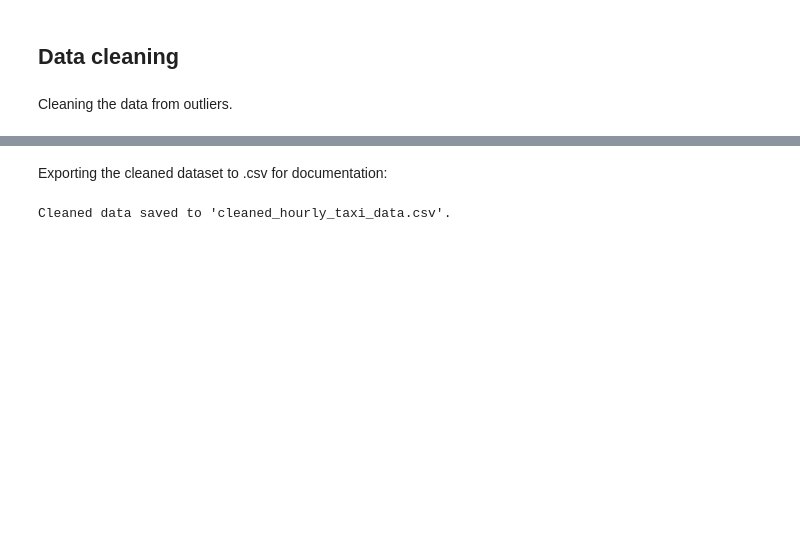
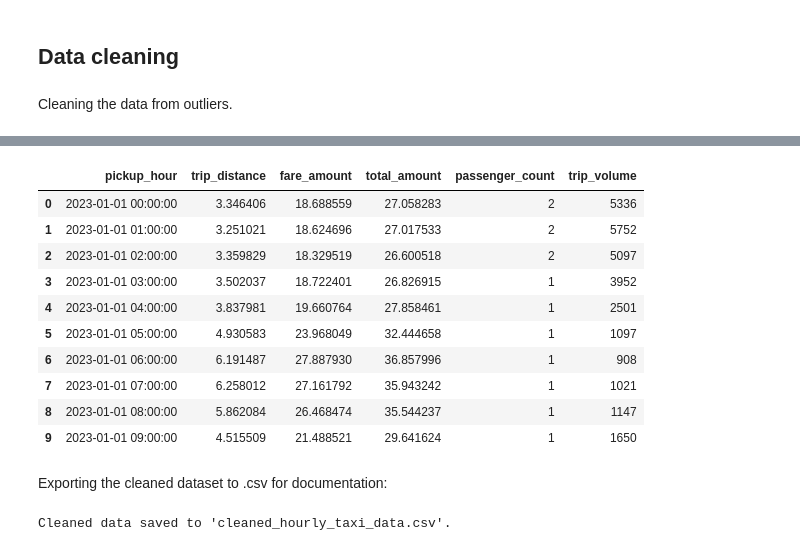
Before and after one commit to EMarc2023/Forecasting_with_GBM, a Jupyter notebook: Forecasting-NYC-yellow-taxi.ipynb, the cells around one changed output, grey strips where cells are left out. Cells and saved outputs as stored; diff of their text form; code cells hidden in the pictures; blank space fills up the shorter version.

```diff
--- a/Forecasting-NYC-yellow-taxi.ipynb
+++ b/Forecasting-NYC-yellow-taxi.ipynb
@@ -284,3 +300,17 @@ std     74496.112931         0.234298   2640.802330
+# %%
+cleaned_hourly_taxi_data_df.head(10)
+# %% [output]
+|  | pickup_hour | trip_distance | fare_amount | total_amount | passenger_count | trip_volume |
+| 0 | 2023-01-01 00:00:00 | 3.346406 | 18.688559 | 27.058283 | 2 | 5336 |
+| 1 | 2023-01-01 01:00:00 | 3.251021 | 18.624696 | 27.017533 | 2 | 5752 |
+| 2 | 2023-01-01 02:00:00 | 3.359829 | 18.329519 | 26.600518 | 2 | 5097 |
+| 3 | 2023-01-01 03:00:00 | 3.502037 | 18.722401 | 26.826915 | 1 | 3952 |
+| 4 | 2023-01-01 04:00:00 | 3.837981 | 19.660764 | 27.858461 | 1 | 2501 |
+| 5 | 2023-01-01 05:00:00 | 4.930583 | 23.968049 | 32.444658 | 1 | 1097 |
+| 6 | 2023-01-01 06:00:00 | 6.191487 | 27.887930 | 36.857996 | 1 | 908 |
+| 7 | 2023-01-01 07:00:00 | 6.258012 | 27.161792 | 35.943242 | 1 | 1021 |
+| 8 | 2023-01-01 08:00:00 | 5.862084 | 26.468474 | 35.544237 | 1 | 1147 |
+| 9 | 2023-01-01 09:00:00 | 4.515509 | 21.488521 | 29.641624 | 1 | 1650 |
 # %% [markdown]
 Exporting the cleaned dataset to .csv for documentation:
 # %%
```
Also changed, not shown: parts of 21 cells of this notebook, 12 other files.
